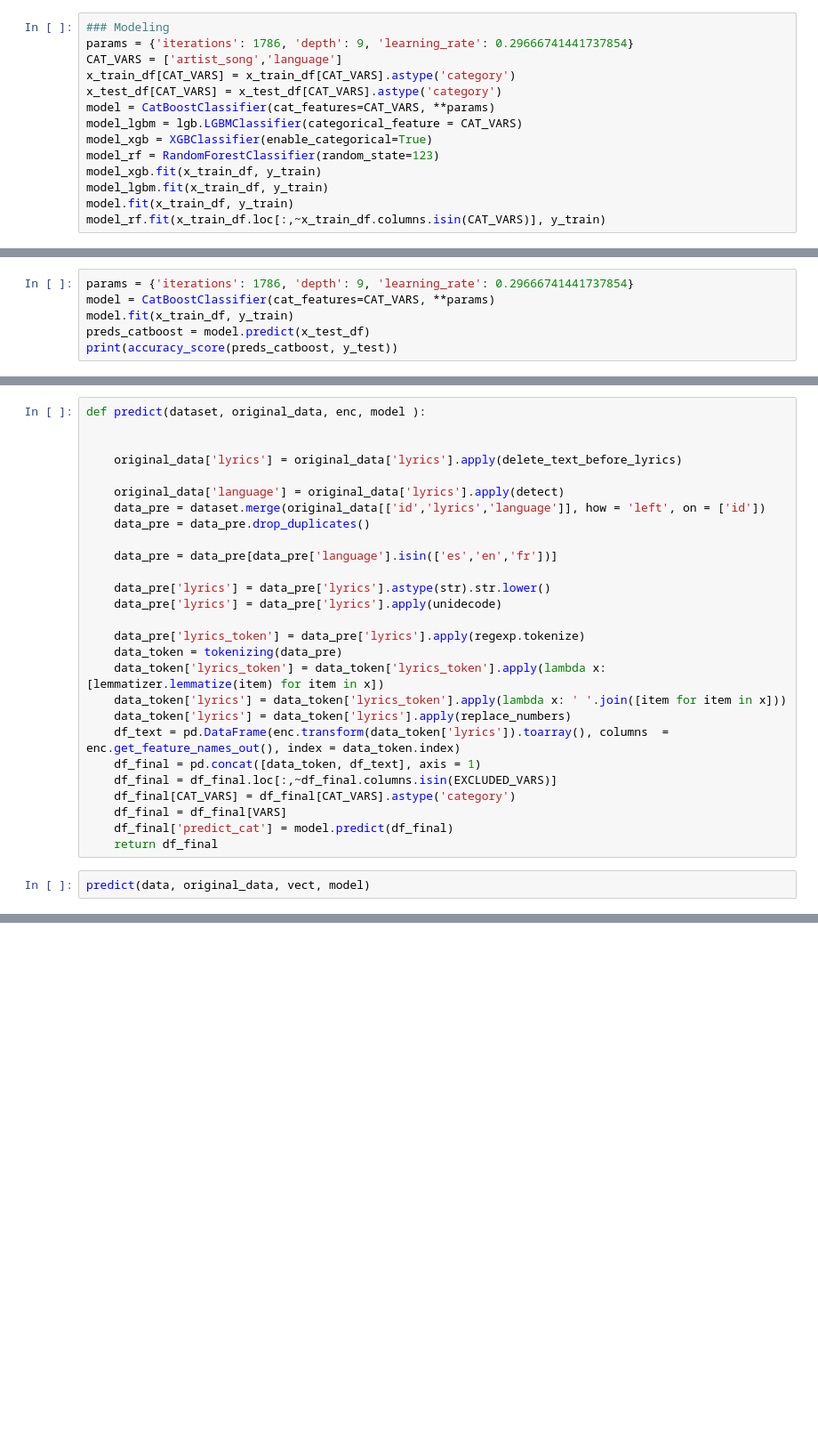
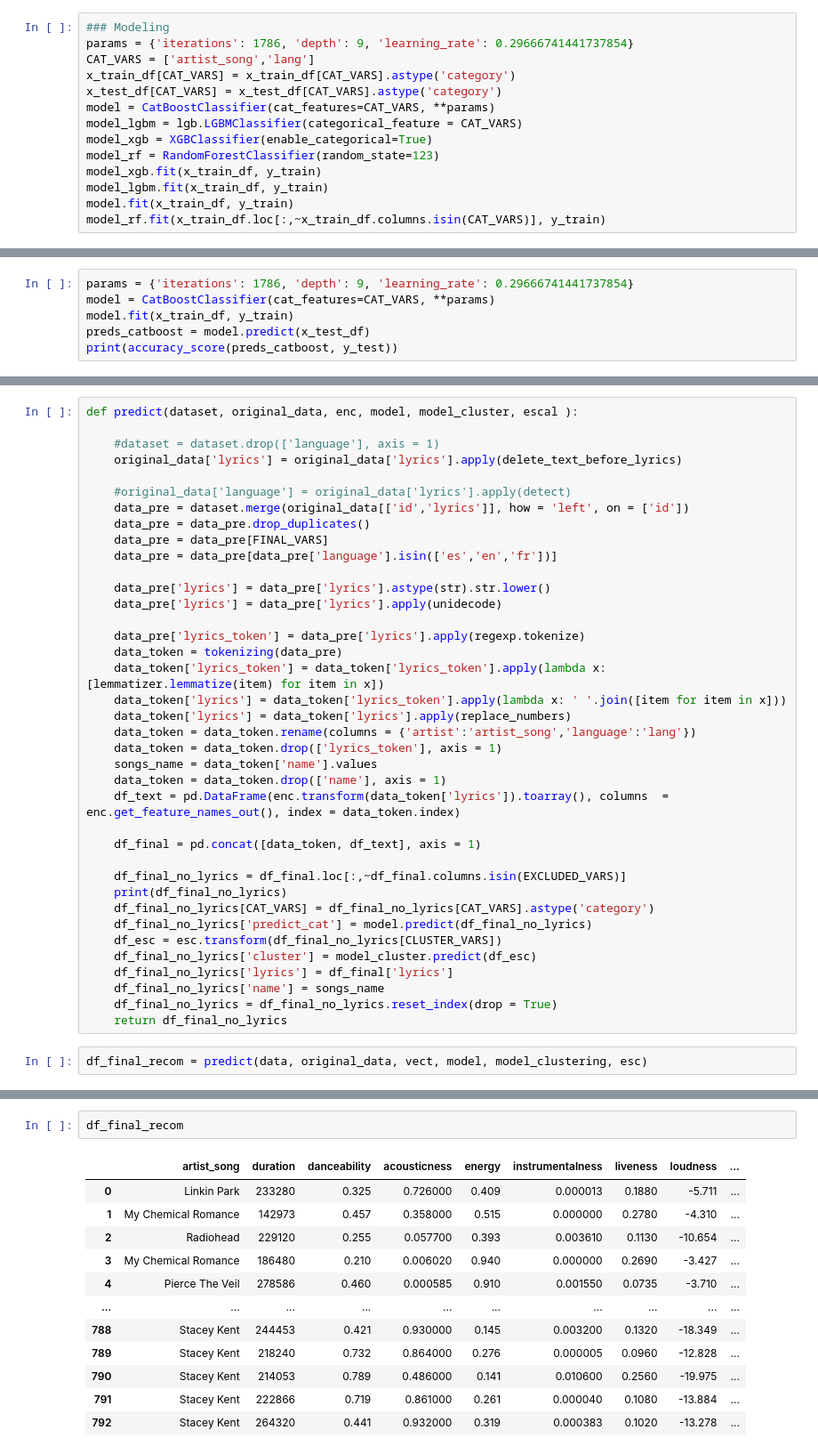
Before and after one commit to aladelca/INSY_662_MMA, a Jupyter notebook: modelling/modelling.ipynb, the cells around one changed output, grey strips where cells are left out. Shown at 89% size. Saved outputs shown, nothing was run; the diff lists cells and outputs as text; blank space fills up the shorter version.

Commit message:
final model

```diff
--- a/modelling/modelling.ipynb
+++ b/modelling/modelling.ipynb
@@ -247,7 +285,7 @@ x_train_df.head()
 # %%
 ### Modeling
 params = {'iterations': 1786, 'depth': 9, 'learning_rate': 0.29666741441737854}
-CAT_VARS = ['artist_song','language']
+CAT_VARS = ['artist_song','lang']
 x_train_df[CAT_VARS] = x_train_df[CAT_VARS].astype('category')
 x_test_df[CAT_VARS] = x_test_df[CAT_VARS].astype('category')
 model = CatBoostClassifier(cat_features=CAT_VARS, **params)
@@ -415,13 +488,13 @@ cosine_similarity(user_matrix, song_matrix)
 # %%
-def predict(dataset, original_data, enc, model ):
+def predict(dataset, original_data, enc, model, model_cluster, escal ):
 
-
+    #dataset = dataset.drop(['language'], axis = 1)
     original_data['lyrics'] = original_data['lyrics'].apply(delete_text_before_lyrics)
 
-    original_data['language'] = original_data['lyrics'].apply(detect)
-    data_pre = dataset.merge(original_data[['id','lyrics','language']], how = 'left', on = ['id'])
+    #original_data['language'] = original_data['lyrics'].apply(detect)
+    data_pre = dataset.merge(original_data[['id','lyrics']], how = 'left', on = ['id'])
     data_pre = data_pre.drop_duplicates()
-
+    data_pre = data_pre[FINAL_VARS]
     data_pre = data_pre[data_pre['language'].isin(['es','en','fr'])]
 
     data_pre['lyrics'] = data_pre['lyrics'].astype(str).str.lower()
@@ -432,12 +505,23 @@ def predict(dataset, original_data, enc, model ):
     data_token['lyrics_token'] = data_token['lyrics_token'].apply(lambda x: [lemmatizer.lemmatize(item) for item in x])
     data_token['lyrics'] = data_token['lyrics_token'].apply(lambda x: ' '.join([item for item in x]))
     data_token['lyrics'] = data_token['lyrics'].apply(replace_numbers)
+    data_token = data_token.rename(columns = {'artist':'artist_song','language':'lang'})
+    data_token = data_token.drop(['lyrics_token'], axis = 1)
+    songs_name = data_token['name'].values
+    data_token = data_token.drop(['name'], axis = 1)
     df_text = pd.DataFrame(enc.transform(data_token['lyrics']).toarray(), columns  = enc.get_feature_names_out(), index = data_token.index)
+
     df_final = pd.concat([data_token, df_text], axis = 1)
-    df_final = df_final.loc[:,~df_final.columns.isin(EXCLUDED_VARS)]
-    df_final[CAT_VARS] = df_final[CAT_VARS].astype('category')
-    df_final = df_final[VARS]
-    df_final['predict_cat'] = model.predict(df_final)
-    return df_final
+
+    df_final_no_lyrics = df_final.loc[:,~df_final.columns.isin(EXCLUDED_VARS)]
+    print(df_final_no_lyrics)
+    df_final_no_lyrics[CAT_VARS] = df_final_no_lyrics[CAT_VARS].astype('category')
+    df_final_no_lyrics['predict_cat'] = model.predict(df_final_no_lyrics)
+    df_esc = esc.transform(df_final_no_lyrics[CLUSTER_VARS])
+    df_final_no_lyrics['cluster'] = model_cluster.predict(df_esc)
+    df_final_no_lyrics['lyrics'] = df_final['lyrics']
+    df_final_no_lyrics['name'] = songs_name
+    df_final_no_lyrics = df_final_no_lyrics.reset_index(drop = True)
+    return df_final_no_lyrics
 # %%
-predict(data, original_data, vect, model)
+df_final_recom = predict(data, original_data, vect, model, model_clustering, esc)
@@ -443,0 +546,15 @@ predict(data, original_data, vect, model)
+# %%
+df_final_recom
+# %% [output]
+|  | artist_song | duration | danceability | acousticness | energy | instrumentalness | liveness | loudness | ... |
+| 0 | Linkin Park | 233280 | 0.325 | 0.726000 | 0.409 | 0.000013 | 0.1880 | -5.711 | ... |
+| 1 | My Chemical Romance | 142973 | 0.457 | 0.358000 | 0.515 | 0.000000 | 0.2780 | -4.310 | ... |
+| 2 | Radiohead | 229120 | 0.255 | 0.057700 | 0.393 | 0.003610 | 0.1130 | -10.654 | ... |
+| 3 | My Chemical Romance | 186480 | 0.210 | 0.006020 | 0.940 | 0.000000 | 0.2690 | -3.427 | ... |
+| 4 | Pierce The Veil | 278586 | 0.460 | 0.000585 | 0.910 | 0.001550 | 0.0735 | -3.710 | ... |
+| ... | ... | ... | ... | ... | ... | ... | ... | ... | ... |
+| 788 | Stacey Kent | 244453 | 0.421 | 0.930000 | 0.145 | 0.003200 | 0.1320 | -18.349 | ... |
+| 789 | Stacey Kent | 218240 | 0.732 | 0.864000 | 0.276 | 0.000005 | 0.0960 | -12.828 | ... |
+| 790 | Stacey Kent | 214053 | 0.789 | 0.486000 | 0.141 | 0.010600 | 0.2560 | -19.975 | ... |
+| 791 | Stacey Kent | 222866 | 0.719 | 0.861000 | 0.261 | 0.000040 | 0.1080 | -13.884 | ... |
+| 792 | Stacey Kent | 264320 | 0.441 | 0.932000 | 0.319 | 0.000383 | 0.1020 | -13.278 | ... |
```
Also changed, not shown: parts of 20 cells of this notebook.
